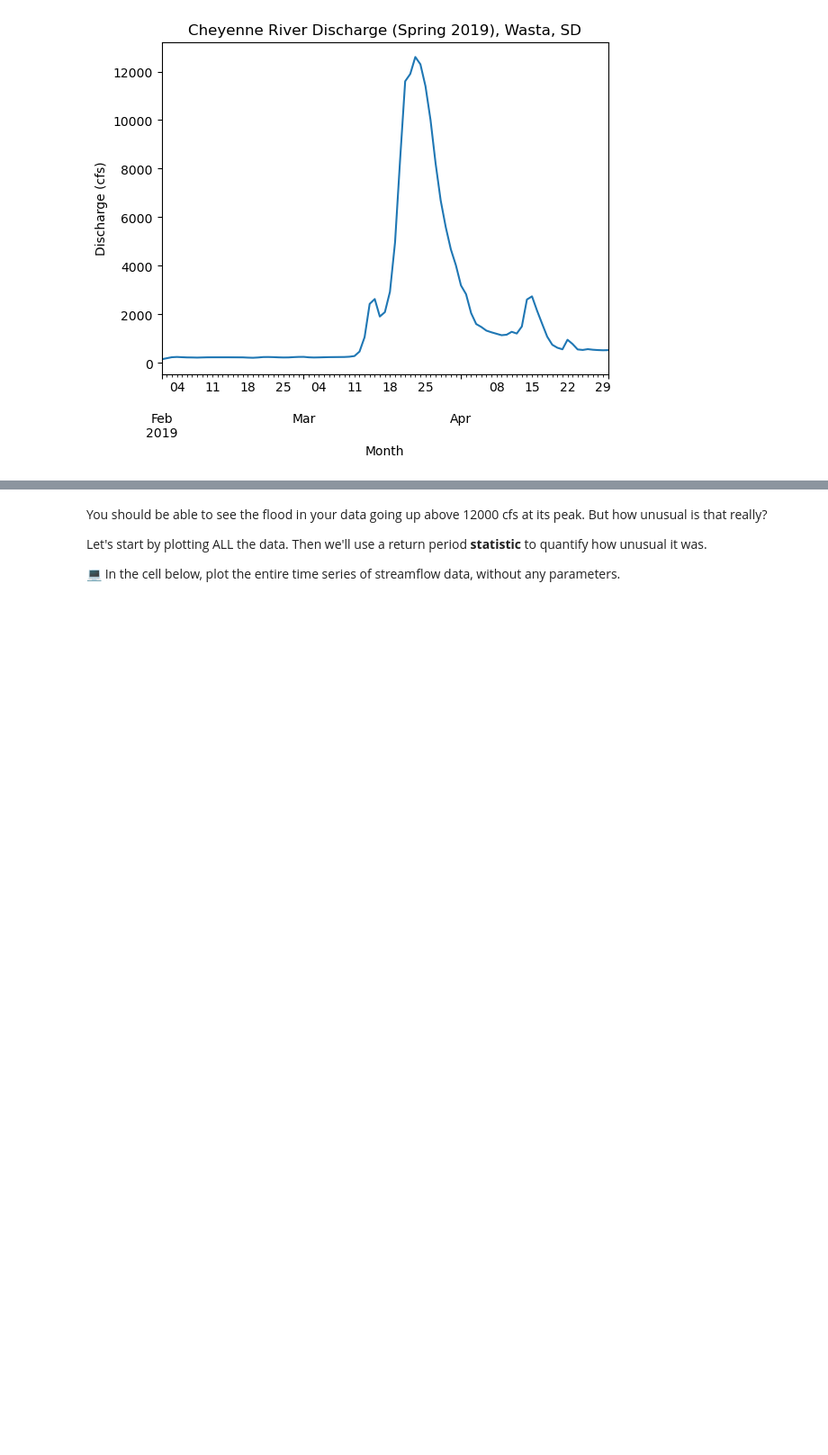
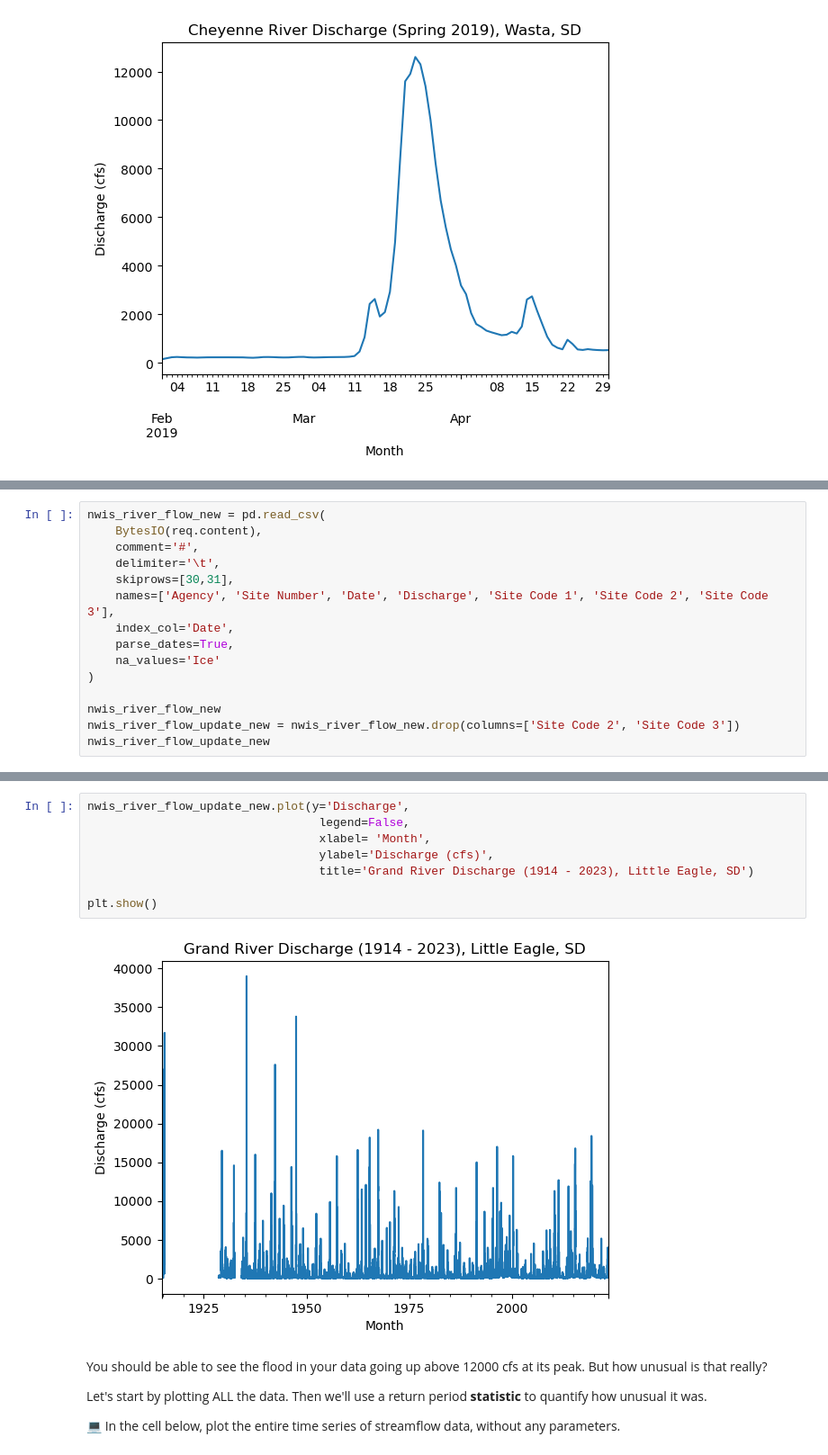
Before and after one commit to EBiggane/time-series-data-EBiggane, a Jupyter notebook: stars-02-time-series.ipynb, the cells around one changed output, grey strips where cells are left out. Shown at 90% size. Drawn from its saved outputs; the diff is of its cells as text; blank space fills up the shorter version.

Commit message:
Grand River addition

```diff
--- a/stars-02-time-series.ipynb
+++ b/stars-02-time-series.ipynb
@@ -556,0 +664,15 @@ plt.show()
+# %%
+nwis_river_flow_new = pd.read_csv(
+    BytesIO(req.content),
+    comment='#',
+    delimiter='\t',
+    skiprows=[30,31],
+    names=['Agency', 'Site Number', 'Date', 'Discharge', 'Site Code 1', 'Site Code 2', 'Site Code 3'],
+    index_col='Date',
+    parse_dates=True,
+    na_values='Ice'
+)
+
+nwis_river_flow_new
+nwis_river_flow_update_new = nwis_river_flow_new.drop(columns=['Site Code 2', 'Site Code 3'])
+nwis_river_flow_update_new
@@ -557,3 +694,13 @@ plt.show()
+# %%
+nwis_river_flow_update_new.plot(y='Discharge',
+                                 legend=False,
+                                 xlabel= 'Month',
+                                 ylabel='Discharge (cfs)',
+                                 title='Grand River Discharge (1914 - 2023), Little Eagle, SD')
+
+plt.show()
+# %% [output]
+[figure, added]
 # %% [markdown]
 You should be able to see the flood in your data going up above 12000 cfs at its peak. But how unusual is that really?
 
```
Also changed, not shown: parts of 10 cells of this notebook.
